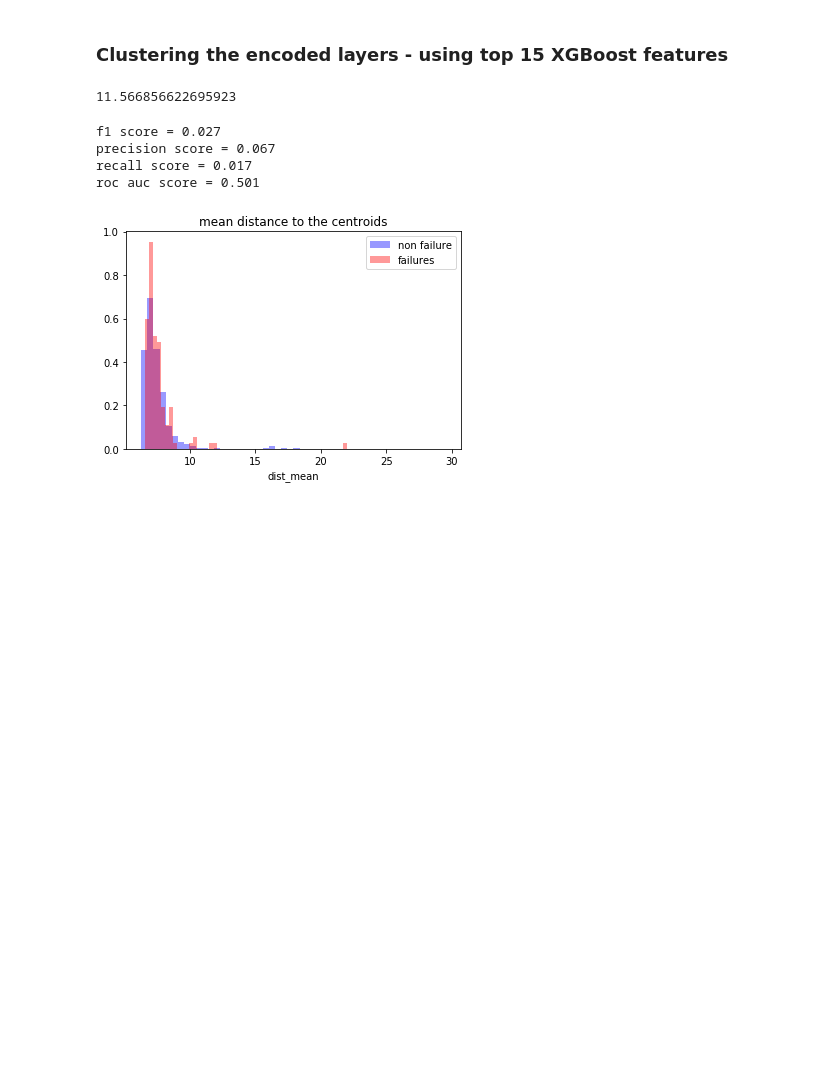
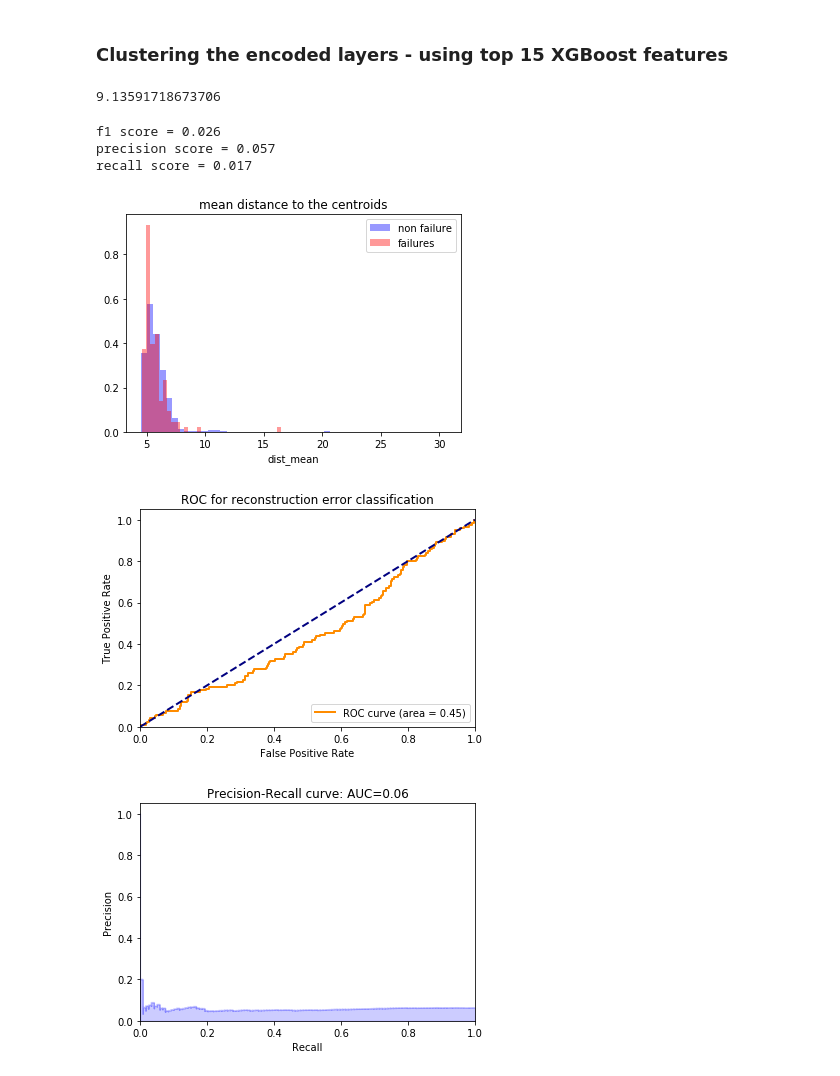
Before and after one commit to peterchen94/autoencoders, a Jupyter notebook: code/papermill/Clustering.ipynb, the cells around one changed output. Saved outputs shown, nothing was run; the diff lists cells and outputs as text; code cells hidden in the pictures; blank space fills up the shorter version.

```diff
--- a/code/papermill/Clustering.ipynb
+++ b/code/papermill/Clustering.ipynb
@@ -34,7 +32,7 @@ from utils import *
 DATA_DIR = '/Users/PeterC/Documents/gt/practicum/autoencoders/data/'
 DATA_DIR = '/Users/chenpete/Documents/ESP/practicum/autoencoders/data/'
 
-non_scale_cols = ['time','y_early','y_rank','y_count','y']
+non_scale_cols = ['time','y_early','y_rank','y']
 param_cols = [
         'x1', 'x2', 'x3', 'x4', 'x5', 'x6', 'x7', 'x8', 'x9',
        'x10', 'x11', 'x12', 'x13', 'x14', 'x15', 'x16', 'x17', 'x18', 'x19',
@@ -49,7 +47,7 @@ early_step = 4
 
 df = pd.read_csv(DATA_DIR + 'paper_mill_rare_events.csv')
 df['time'] = pd.to_datetime(df['time'])
-X_train, X_test, y_train, y_test,y_rank_train, y_rank_test,y_count_train, y_count_test = preprocess_paper_mill_data(df,param_cols,y_col, non_scale_cols,early_step)
+X_train, X_test, y_train, y_test,y_rank_train, y_rank_test = preprocess_data(df,param_cols,y_col, non_scale_cols,early_step)
 # %% [markdown]
 ## Scale datasets with standard scaler
 # %%
@@ -172,7 +179,7 @@ encoded_model_xgb = Sequential()
 encoded_model_xgb.add(Dense(units = 12,activation='relu',input_shape = (len(param_cols_xgb),),weights = autoencoder_model.layers[0].get_weights()))
 encoded_model_xgb.add(Dense(units = 6,activation='relu',weights = autoencoder_model.layers[1].get_weights()))
 # %%
-X_train_xgb, X_test_xgb, y_train_xgb, y_test_xgb,y_rank_train_xgb, y_rank_test_xgb,y_count_train_xgb, y_count_test_xgb = preprocess_paper_mill_data(df,param_cols_xgb,y_col, non_scale_cols,early_step)
+X_train_xgb, X_test_xgb, y_train_xgb, y_test_xgb,y_rank_train_xgb, y_rank_test_xgb = preprocess_data(df,param_cols_xgb,y_col, non_scale_cols,early_step)
 # %% [markdown]
 ### Clustering using top 15 XGBoost features
 # %%
@@ -230,28 +242,32 @@ mean_dist_train_encoded_xgb = np.mean(distances_train_encoded_xgb,axis=1)
 threshold_nonfailures_encoded_xgb = np.mean(mean_dist_train_encoded_xgb) + 3*np.std(mean_dist_train_encoded_xgb)
 threshold_nonfailures_encoded_xgb
 # %% [output]
-11.566856622695923
+9.13591718673706
 # %%
 X_test_early1_encoded_xgb =encoded_xgb_array_test[early1_idx | normal_idx]
 
 distances_test_encoded_xgb = km_encoded_xgb.transform(X_test_early1_encoded_xgb)
 dist_mean_encoded_xgb = np.mean(distances_test_encoded_xgb,axis=1)
-df_distances_encoded_xgb = pd.DataFrame(data = {'dist_mean':dist_mean_encoded_xgb,'y':y_test_early1,'yhat': np.where(dist_mean_encoded_xgb>threshold_nonfailures_encoded_xgb,1,0)})
+df_distances_encoded_xgb = pd.DataFrame(data = {'dist_mean':dist_mean_encoded_xgb,'y':y_test_early1,'yhat': np.where(dist_mean_encoded_xgb>threshold_nonfailures_encoded_xgb,1,0)
+                                                                                  ,'yhat_proba': dist_mean_encoded_xgb/np.max(dist_mean_encoded_xgb)
+                                   })
 
 plt.figure()
 sns.distplot(df_distances_encoded_xgb[df_distances_encoded_xgb['y']==0]['dist_mean'],color='blue',kde=False,norm_hist=True)
 sns.distplot(df_distances_encoded_xgb[df_distances_encoded_xgb['y']==1]['dist_mean'],color='red',kde=False,norm_hist=True)
 plt.title('mean distance to the centroids')
 plt.legend(['non failure','failures'])
 
 print('f1 score = {:.3f}'.format(f1_score(df_distances_encoded_xgb['y'],df_distances_encoded_xgb['yhat'])))
 print('precision score = {:.3f}'.format(precision_score(df_distances_encoded_xgb['y'],df_distances_encoded_xgb['yhat'])))
 print('recall score = {:.3f}'.format(recall_score(df_distances_encoded_xgb['y'],df_distances_encoded_xgb['yhat'])))
-tpr,fpr,_=roc_curve(df_distances['y'],df_distances_encoded_xgb['yhat'])
-print('roc auc score = {:.3f}'.format(auc(tpr,fpr)))
+
+plot_roc(df_distances_encoded_xgb['y'],df_distances_encoded_xgb['yhat_proba'])
+plot_pr_curve(df_distances_encoded_xgb['y'],df_distances_encoded_xgb['yhat_proba'])
 # %% [output]
-f1 score = 0.027
-precision score = 0.067
+f1 score = 0.026
+precision score = 0.057
 recall score = 0.017
-roc auc score = 0.501
-[figure, old version]
+[figure, new version]
+[figure, added]
+[figure, added]
```
Also changed, not shown: parts of 6 cells of this notebook, 18 other files.
